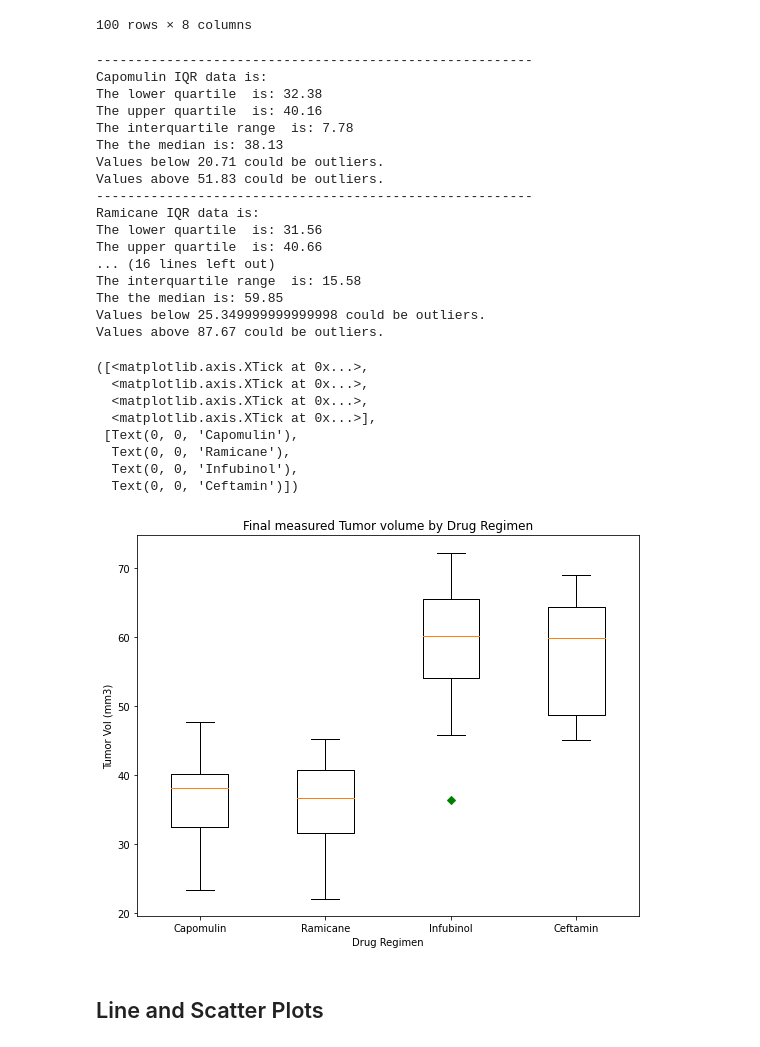
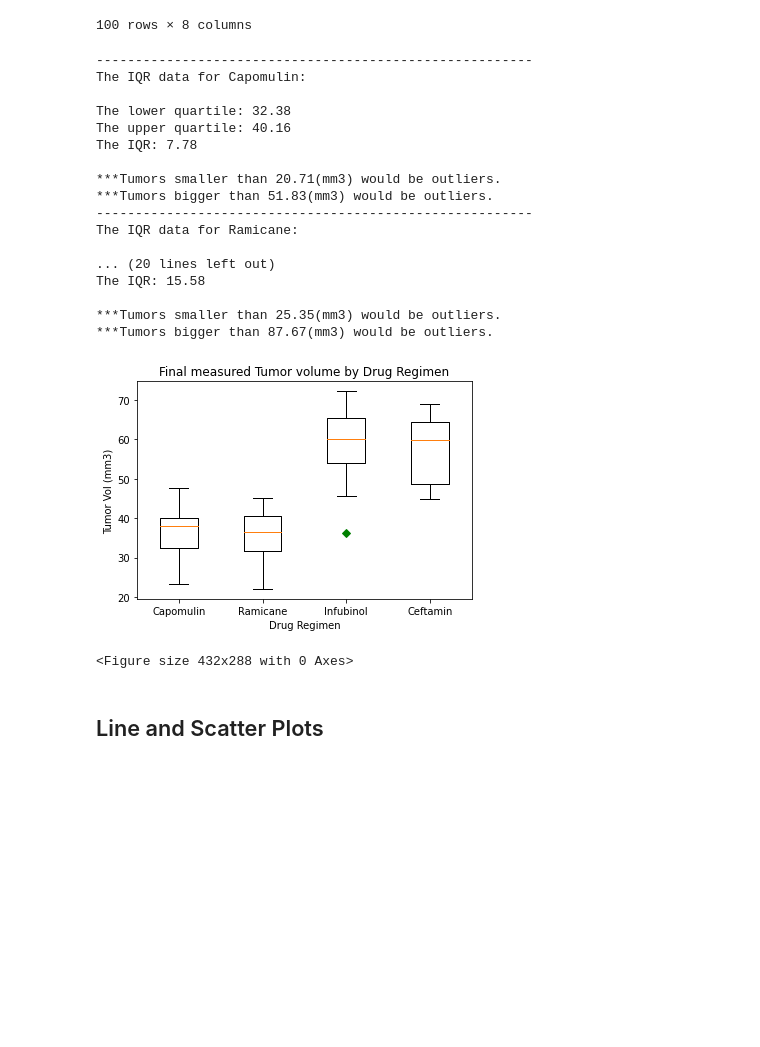
Before and after one commit to eliot1335/Pymaceuticals--Matplotlib-Visualization, a Jupyter notebook: Pymaceuticals/pymaceuticals.ipynb, the cells around one changed output. Saved outputs shown, nothing was run; the diff lists cells and outputs as text; code cells hidden in the pictures; blank space fills up the shorter version.

```diff
--- a/Pymaceuticals/pymaceuticals.ipynb
+++ b/Pymaceuticals/pymaceuticals.ipynb
@@ -214,63 +231,64 @@ treatments = ["Capomulin", "Ramicane", "Infubinol", "Ceftamin"]
 tumor_vol = []
 
 # Locate the rows which contain mice on each drug and get the tumor volumes
-# add subset
-# ^^^ Why?
-# Determine outliers using upper and lower bounds
 
 
+# Locate using .loc
+# Loop through regimens for outlier calculations
 for regimens in treatments:
-    quartiles = completed_last_timepoint_df.loc[completed_last_timepoint_df["Drug Regimen"] == regimens, "Tumor Volume (mm3)"].quantile([.25,.5,.75]).round(2)
+    treatment_tumor_vol = completed_last_timepoint_df.loc[completed_last_timepoint_df["Drug Regimen"] == regimens, "Tumor Volume (mm3)"]
+
+    # Round it up to 2 decimal places
+    quartiles = treatment_tumor_vol.quantile([.25,.5,.75]).round(2)
     lowerq = quartiles[0.25].round(2)
     upperq = quartiles[0.75].round(2)
     iqr = round(upperq-lowerq, 2)
-    lower_bound = lowerq - (1.5*iqr)
-    upper_bound = upperq + (1.5*iqr)
+    lower_bound = (lowerq - (1.5*iqr)).round(2)
+    upper_bound = (upperq + (1.5*iqr)).round(2)
+
+    # Determine outliers using upper and lower bounds
     print(f"--------------------------------------------------------")
-    print(f"{regimens} IQR data is:")
-    print(f"The lower quartile  is: {lowerq}")
-    print(f"The upper quartile  is: {upperq}")
-    print(f"The interquartile range  is: {iqr}")
-    print(f"The the median is: {quartiles[0.5]} ")
-    print(f"Values below {lower_bound} could be outliers.")
-    print(f"Values above {upper_bound} could be outliers.")
+    print(f"The IQR data for {regimens}:")
+    print(f" ")
+    print(f"The lower quartile: {lowerq}")
+    print(f"The upper quartile: {upperq}")
+    print(f"The IQR: {iqr}")
+    print(f" ")
+    print(f"***Tumors smaller than {lower_bound}(mm3) would be outliers.")
+    print(f"***Tumors bigger than {upper_bound}(mm3) would be outliers.")
 
-    tumor_vol.append(completed_last_timepoint_df.loc[completed_last_timepoint_df["Drug Regimen"] == regimens, "Tumor Volume (mm3)"])
+    # Append tumor volume to empty list
+    tumor_vol.append(treatment_tumor_vol)
 # %% [output]
 --------------------------------------------------------
-Capomulin IQR data is:
-The lower quartile  is: 32.38
-The upper quartile  is: 40.16
-The interquartile range  is: 7.78
-The the median is: 38.13
-Values below 20.71 could be outliers.
-Values above 51.83 could be outliers.
+The IQR data for Capomulin:
+
+The lower quartile: 32.38
+The upper quartile: 40.16
+The IQR: 7.78
+
+***Tumors smaller than 20.71(mm3) would be outliers.
+***Tumors bigger than 51.83(mm3) would be outliers.
 --------------------------------------------------------
-Ramicane IQR data is:
-The lower quartile  is: 31.56
-The upper quartile  is: 40.66
-... (16 lines left out)
-The interquartile range  is: 15.58
-The the median is: 59.85
-Values below 25.349999999999998 could be outliers.
-Values above 87.67 could be outliers.
+The IQR data for Ramicane:
+
+... (20 lines left out)
+The IQR: 15.58
+
+***Tumors smaller than 25.35(mm3) would be outliers.
+***Tumors bigger than 87.67(mm3) would be outliers.
 # %%
 # Generate a box plot of the final tumor volume of each mouse across four regimens of interest
-fig1, ax = plt.subplots(figsize=(9,7))
+fig1, ax = plt.subplots()
 ax.set_title("Final measured Tumor volume by Drug Regimen")
 ax.set_xlabel("Drug Regimen")
 ax.set_ylabel("Tumor Vol (mm3)")
 ax.boxplot(tumor_vol,notch=0,sym="gD") # revisit
 plt.xticks([1,2,3,4],treatments)
+plt.show()
+plt.tight_layout()
 # %% [output]
+[figure, new version]
-([<matplotlib.axis.XTick at 0x...>,
-  <matplotlib.axis.XTick at 0x...>,
-  <matplotlib.axis.XTick at 0x...>,
-  <matplotlib.axis.XTick at 0x...>],
- [Text(0, 0, 'Capomulin'),
-  Text(0, 0, 'Ramicane'),
-  Text(0, 0, 'Infubinol'),
-  Text(0, 0, 'Ceftamin')])
+<Figure size 432x288 with 0 Axes>
-[figure, old version]
 # %% [markdown]
 ## Line and Scatter Plots
```
Also changed, not shown: parts of 20 cells of this notebook.
